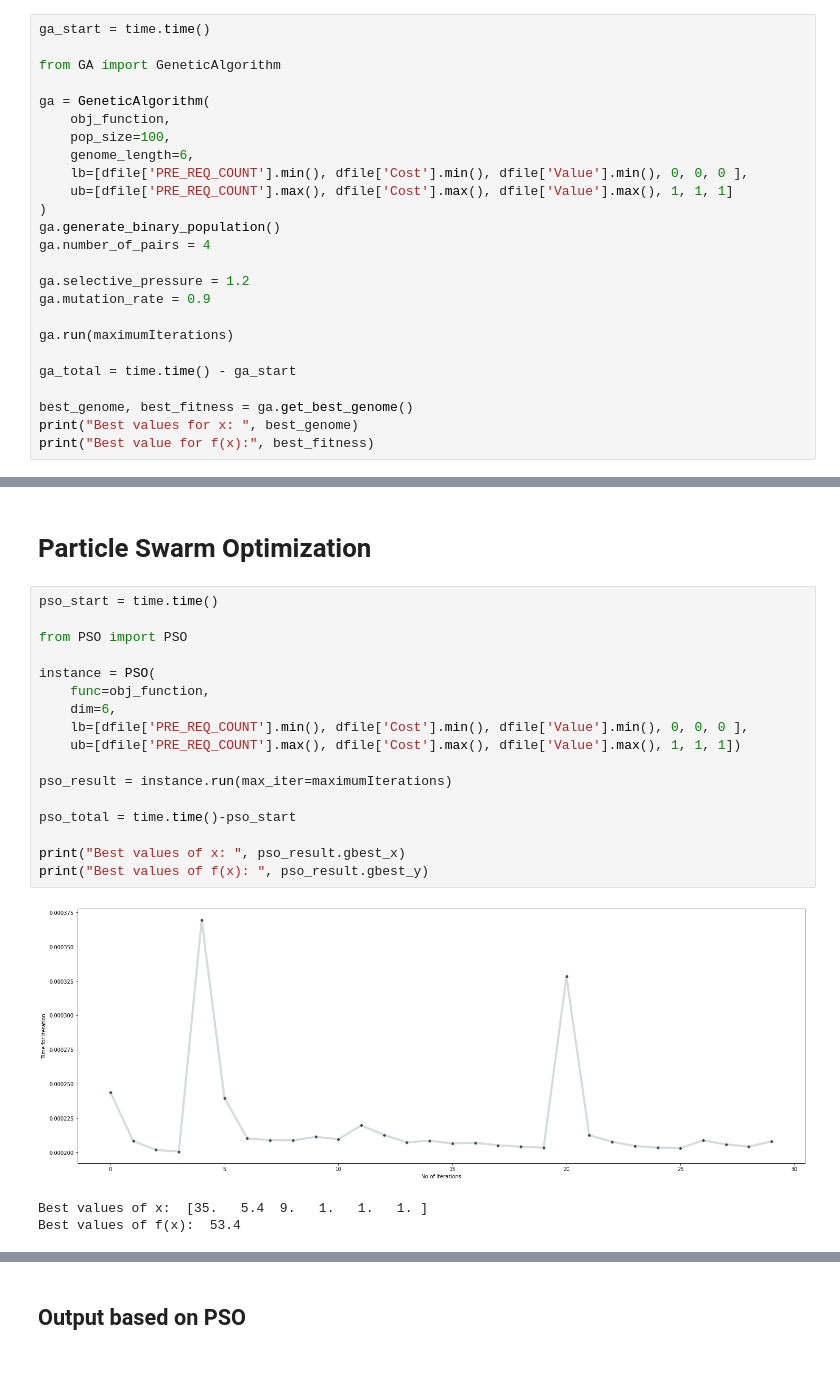
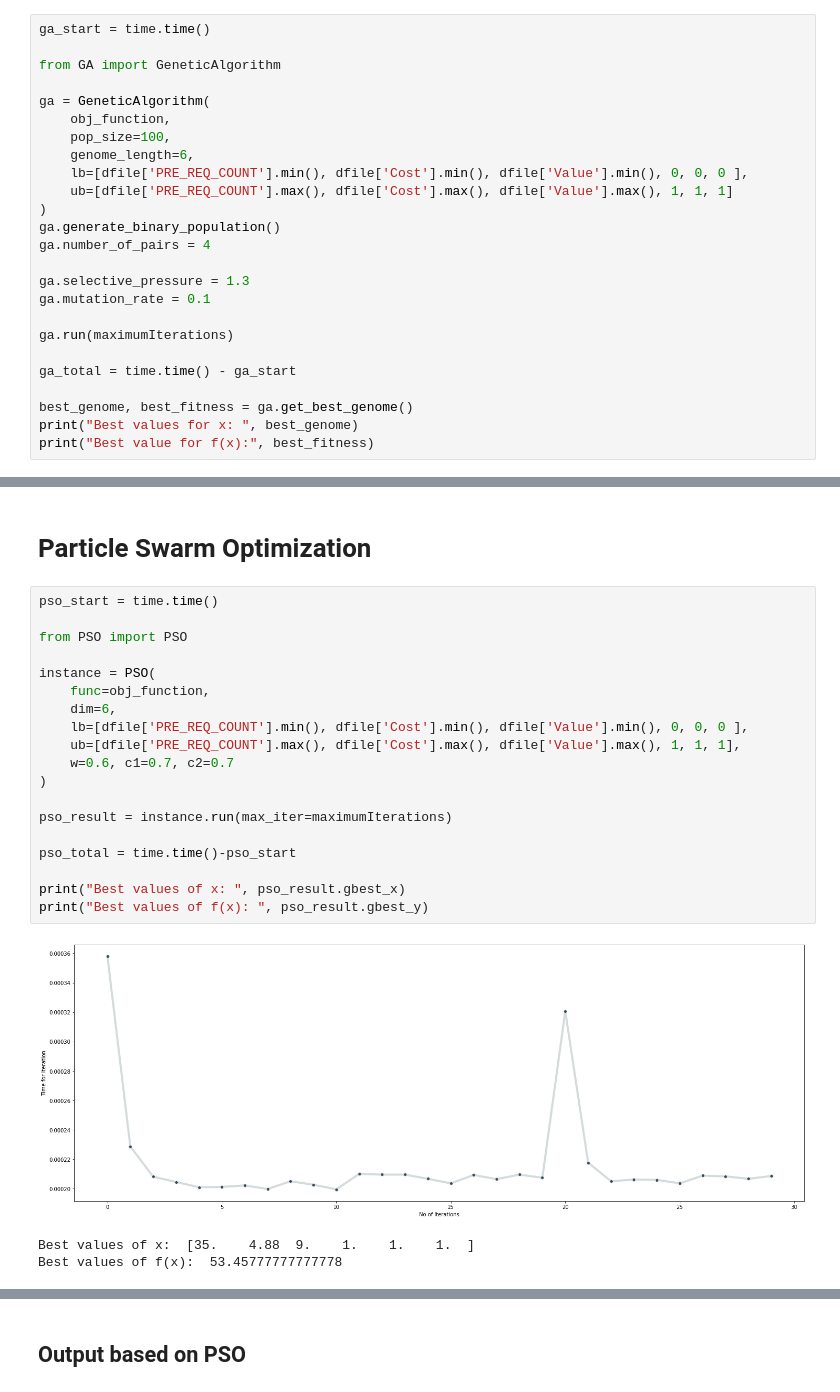
Before and after one commit to GocGamaar/Requirement-Prioritization, a Jupyter notebook: BMS Requirements.ipynb, the cells around one changed output, grey strips where cells are left out. Saved outputs shown, nothing was run; the diff lists cells and outputs as text; blank space fills up the shorter version.

```diff
--- a/BMS Requirements.ipynb
+++ b/BMS Requirements.ipynb
@@ -133,8 +143,8 @@ ga = GeneticAlgorithm(
 ga.generate_binary_population()
 ga.number_of_pairs = 4
 
-ga.selective_pressure = 1.2
-ga.mutation_rate = 0.9
+ga.selective_pressure = 1.3
+ga.mutation_rate = 0.1
 
 ga.run(maximumIterations)
 
@@ -184,24 +194,26 @@ gafile.to_csv('output/GA ouput.csv', index=False, encoding='utf-8')
 # %%
 pso_start = time.time()
 
 from PSO import PSO
 
 instance = PSO(
     func=obj_function,
     dim=6,
     lb=[dfile['PRE_REQ_COUNT'].min(), dfile['Cost'].min(), dfile['Value'].min(), 0, 0, 0 ],
-    ub=[dfile['PRE_REQ_COUNT'].max(), dfile['Cost'].max(), dfile['Value'].max(), 1, 1, 1])
+    ub=[dfile['PRE_REQ_COUNT'].max(), dfile['Cost'].max(), dfile['Value'].max(), 1, 1, 1],
+    w=0.6, c1=0.7, c2=0.7
+)
 
 pso_result = instance.run(max_iter=maximumIterations)
 
 pso_total = time.time()-pso_start
 
 print("Best values of x: ", pso_result.gbest_x)
 print("Best values of f(x): ", pso_result.gbest_y)
 # %% [output]
-[figure, old version]
+[figure, new version]
-Best values of x:  [35.   5.4  9.   1.   1.   1. ]
-Best values of f(x):  53.4
+Best values of x:  [35.    4.88  9.    1.    1.    1.  ]
+Best values of f(x):  53.45777777777778
 # %%
 print("PSO took ",pso_total," seconds")
 # %% [output]
```
Also changed, not shown: parts of 8 cells of this notebook, 2 other files.
